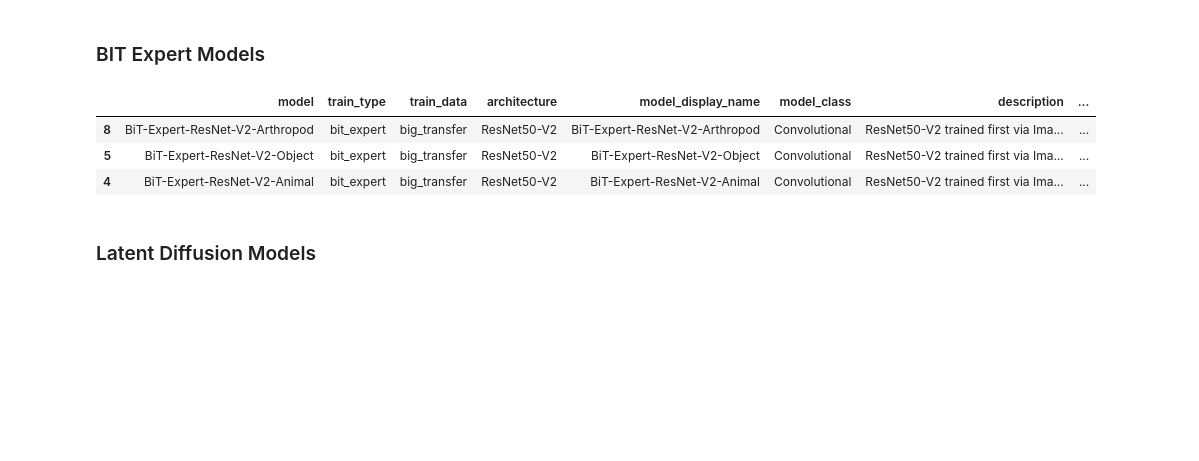
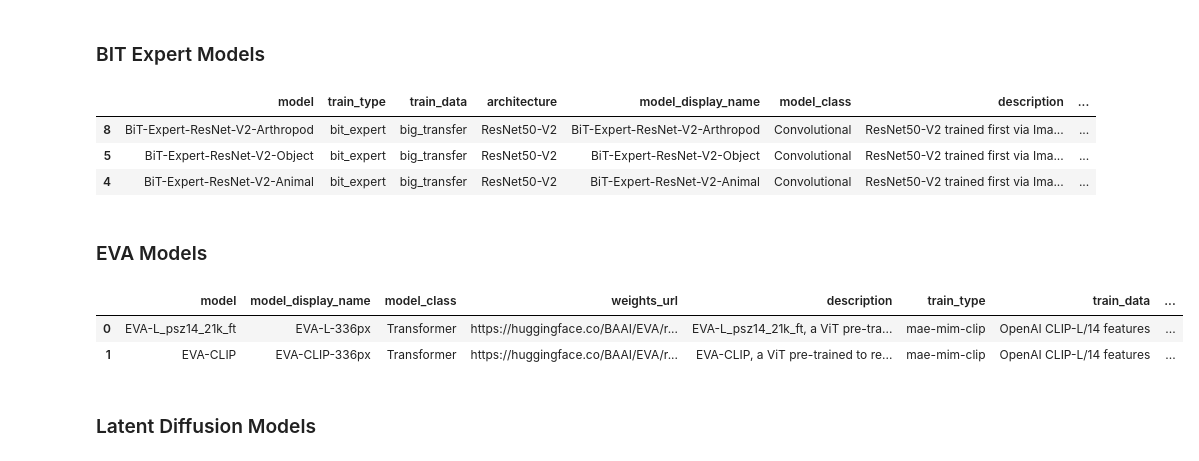
Before and after one commit to jli12/DeepDive, a Jupyter notebook: deepdive/model_typology.ipynb, the cells around one changed output. Saved outputs shown, nothing was run; the diff lists cells and outputs as text; code cells hidden in the pictures; blank space fills up the shorter version.

Commit message:
added eva models v1

```diff
--- a/deepdive/model_typology.ipynb
+++ b/deepdive/model_typology.ipynb
@@ -1471,6 +1471,37 @@ bit_expert_df.sample(3)
 | 8 | BiT-Expert-ResNet-V2-Arthropod | bit_expert | big_transfer | ResNet50-V2 | BiT-Expert-ResNet-V2-Arthropod | Convolutional | ResNet50-V2 trained first via Ima... | ... |
 | 5 | BiT-Expert-ResNet-V2-Object | bit_expert | big_transfer | ResNet50-V2 | BiT-Expert-ResNet-V2-Object | Convolutional | ResNet50-V2 trained first via Ima... | ... |
 | 4 | BiT-Expert-ResNet-V2-Animal | bit_expert | big_transfer | ResNet50-V2 | BiT-Expert-ResNet-V2-Animal | Convolutional | ResNet50-V2 trained first via Ima... | ... |
+# %% [markdown]
+### EVA Models
+# %%
+eva_dictlist = [
+
+    {'model': 'EVA-L_psz14_21k_ft', 'model_display_name': 'EVA-L-336px', 'model_class': 'Transformer',
+  'weights_url': 'https://huggingface.co/BAAI/EVA/resolve/main/eva_l_psz14_336px_21k_to_1k_ft_89p2.pt'},
+
+    {'model': 'EVA-CLIP', 'model_display_name': 'EVA-CLIP-336px', 'model_class': 'Transformer',
+  'weights_url': 'https://huggingface.co/BAAI/EVA/resolve/main/eva_clip_vis_enc_sz336_ftcls_89p4.pt'},
+
+]
+    # {'model': 'ViT-B-16', 'model_display_name': 'OpenCLiP-ViT-B-16_laion400m_e32', 'model_class': 'Transformer', 'train_data': 'laion400m_e32'},
+
+for i, dict_i in enumerate(eva_dictlist):
+    dict_i = eva_dictlist[i]
+    # dict_i['model_display_name'] = dict_i['model']
+    dict_i['description'] = '{}, a ViT pre-trained to reconstruct CLIP features.'.format(dict_i['model'])
+
+eva_df = pd.DataFrame(eva_dictlist)
+eva_df['train_type'] = 'mae-mim-clip'
+eva_df['train_data'] = 'OpenAI CLIP-L/14 features'
+eva_df['task_cluster'] = 'Vision-Language'
+eva_df['model_source'] = 'eva'
+eva_df['model_source_url'] = 'https://github.com/baaivision/EVA'
+# %%
+eva_df.sample(2)
+# %% [output]
+|  | model | model_display_name | model_class | weights_url | description | train_type | train_data | ... |
+| 0 | EVA-L_psz14_21k_ft | EVA-L-336px | Transformer | https://huggingface.co/BAAI/EVA/r... | EVA-L_psz14_21k_ft, a ViT pre-tra... | mae-mim-clip | OpenAI CLIP-L/14 features | ... |
+| 1 | EVA-CLIP | EVA-CLIP-336px | Transformer | https://huggingface.co/BAAI/EVA/r... | EVA-CLIP, a ViT pre-trained to re... | mae-mim-clip | OpenAI CLIP-L/14 features | ... |
 # %% [markdown]
 ### Latent Diffusion Models
 # %% [markdown]
```
Also changed, not shown: parts of 3 cells of this notebook, 2 other files.
